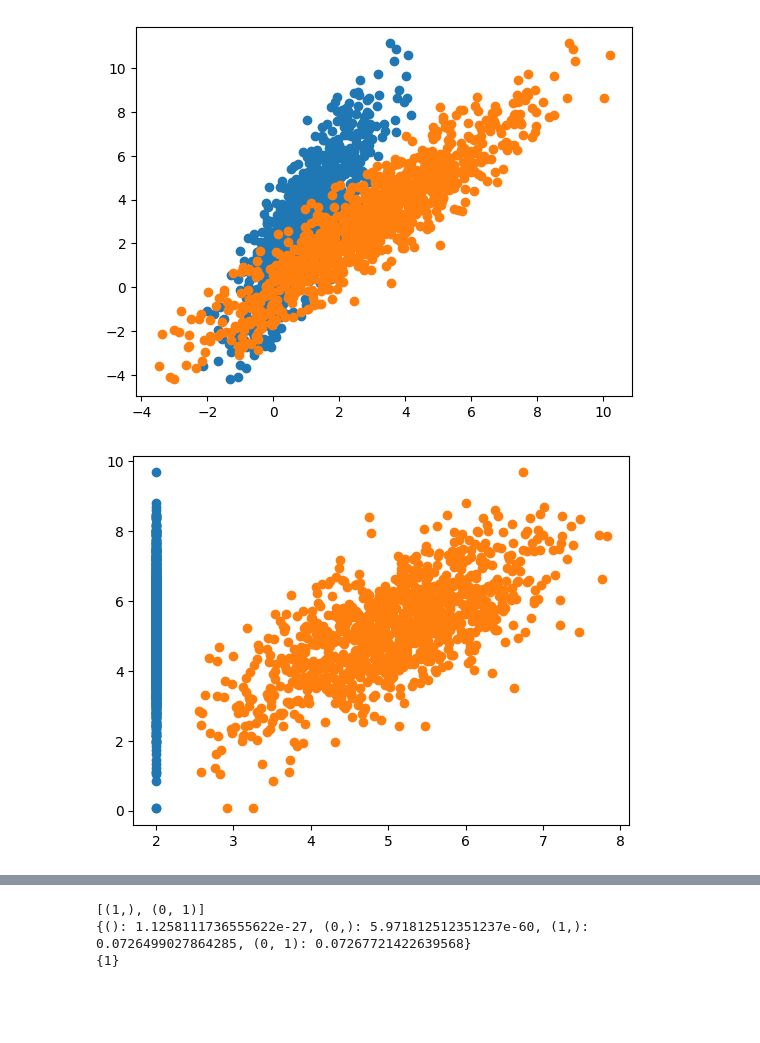
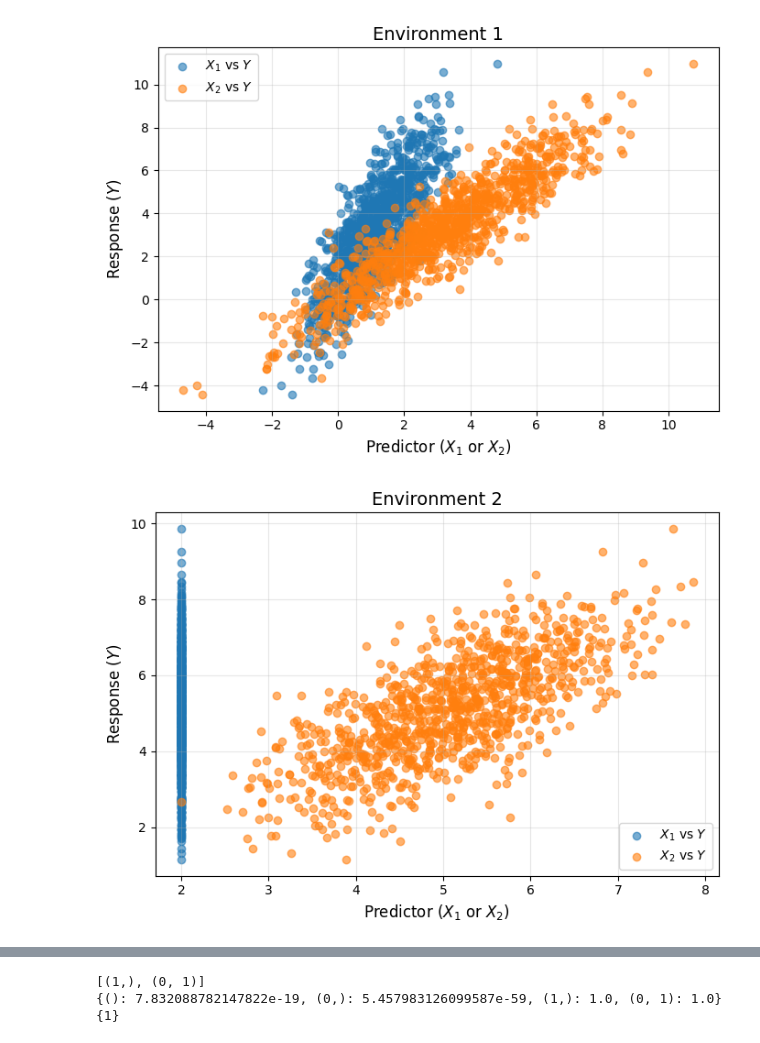
Before and after one commit to charliemzliu/STA2112-Project, a Jupyter notebook: notebooks/Main.ipynb, the cells around one changed output, grey strips where cells are left out. Saved outputs shown, nothing was run; the diff lists cells and outputs as text; code cells hidden in the pictures; blank space fills up the shorter version.

```diff
--- a/notebooks/Main.ipynb
+++ b/notebooks/Main.ipynb
@@ -31,32 +31,41 @@ Resolving deltas: 100% (19/19), done.
 # %%
 #Simple examples with 2 predictors(p=2+1=3)
 #Chain: X1 -> X2 -> Y
 Chain_coef = np.array([[0,0,0],
                       [2,0,0],
                       [0,1,0]])
 Intervention = [([0],[2]),([1],[2])]
 Mean = (1,1,0)
 Variance = (1,1,1)
 
 Chain3_Data = Linear_Gussian_DO(size=[1000,1000,1000],p=3,Coeff=Chain_coef,mean=Mean,Variance=Variance,target=2,intervention=Intervention)
 
-plt.scatter(Chain3_Data.X[Chain3_Data.environments == 1,0],Chain3_Data.Y[Chain3_Data.environments == 1])
-plt.scatter(Chain3_Data.X[Chain3_Data.environments == 1,1],Chain3_Data.Y[Chain3_Data.environments == 1])
-plt.show()
+for env in [1, 2, 3]:
+    mask = Chain3_Data.environments == env
 
+    plt.figure(figsize=(7, 5))
 
-plt.scatter(Chain3_Data.X[Chain3_Data.environments == 2,0],Chain3_Data.Y[Chain3_Data.environments == 2])
-plt.scatter(Chain3_Data.X[Chain3_Data.environments == 2,1],Chain3_Data.Y[Chain3_Data.environments == 2])
-plt.show()
+    plt.scatter(Chain3_Data.X[mask, 0],
+                Chain3_Data.Y[mask],
+                label=r"$X_1$ vs $Y$", alpha=0.6)
 
-plt.scatter(Chain3_Data.X[Chain3_Data.environments == 3,0],Chain3_Data.Y[Chain3_Data.environments == 3])
-plt.scatter(Chain3_Data.X[Chain3_Data.environments == 3,1],Chain3_Data.Y[Chain3_Data.environments == 3])
-plt.show()
+    plt.scatter(Chain3_Data.X[mask, 1],
+                Chain3_Data.Y[mask],
+                label=r"$X_2$ vs $Y$", alpha=0.6)
+
+    plt.title(f"Environment {env}", fontsize=14)
+    plt.xlabel(r"Predictor ($X_1$ or $X_2$)", fontsize=12)
+    plt.ylabel(r"Response ($Y$)", fontsize=12)
+
+    plt.legend()
+    plt.grid(alpha=0.3)
+    plt.tight_layout()
+    plt.show()
 
 Chain3_test1 = ICP(data=Chain3_Data,method="I",alpha=0.05,max_size=None,compute_ci=False)
 print(Chain3_test1.accepted_sets)
 print(Chain3_test1.pvalues)
 print(Chain3_test1.selected)
 # %% [output]
-[figure, old version]
+[figure, new version]
-[figure, old version]
+[figure, new version]
@@ -64,5 +73,5 @@ print(Chain3_test1.selected)
 [(1,), (0, 1)]
-{(): 1.1258111736555622e-27, (0,): 5.971812512351237e-60, (1,): 0.0726499027864285, (0, 1): 0.07267721422639568}
+{(): 7.832088782147822e-19, (0,): 5.457983126099587e-59, (1,): 1.0, (0, 1): 1.0}
 {1}
 # %%
 #Sim R=100 for chain data
```
Also changed, not shown: parts of 6 cells of this notebook.
